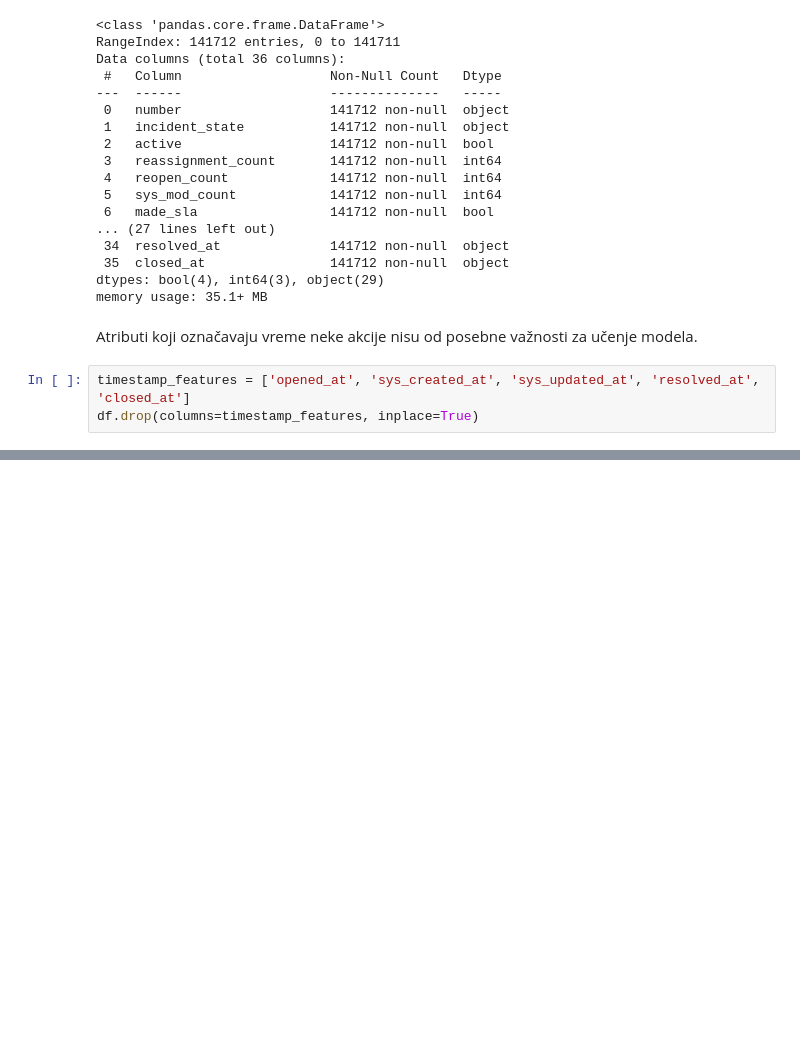
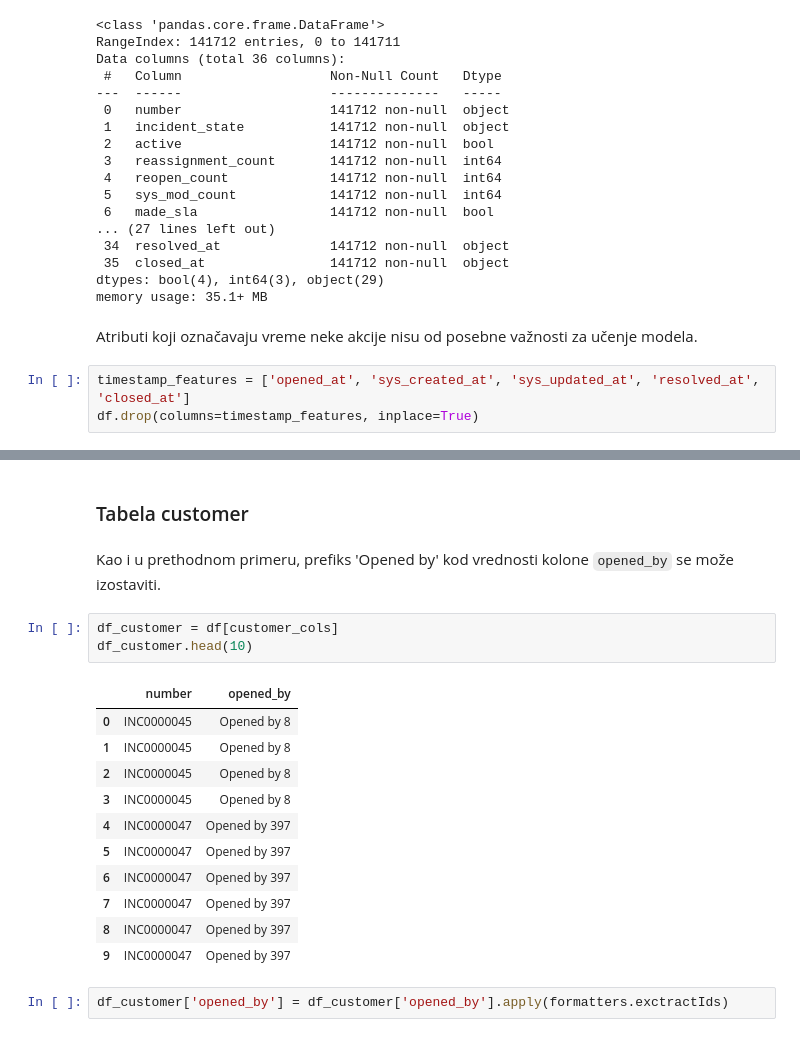
Before and after one commit to kunict11/GCN-Ticket-Reassignment-Prediction, a Jupyter notebook: 01_ExplorationPreprocessing.ipynb, the cells around one changed output, grey strips where cells are left out. Saved outputs shown, nothing was run; the diff lists cells and outputs as text; blank space fills up the shorter version.

```diff
--- a/01_ExplorationPreprocessing.ipynb
+++ b/01_ExplorationPreprocessing.ipynb
@@ -48,0 +138,21 @@ df.drop(columns=timestamp_features, inplace=True)
+# %% [markdown]
+### Tabela customer
+# %% [markdown]
+Kao i u prethodnom primeru, prefiks 'Opened by' kod vrednosti kolone `opened_by` se može izostaviti.
+# %%
+df_customer = df[customer_cols]
+df_customer.head(10)
+# %% [output]
+|  | number | opened_by |
+| 0 | INC0000045 | Opened by 8 |
+| 1 | INC0000045 | Opened by 8 |
+| 2 | INC0000045 | Opened by 8 |
+| 3 | INC0000045 | Opened by 8 |
+| 4 | INC0000047 | Opened by 397 |
+| 5 | INC0000047 | Opened by 397 |
+| 6 | INC0000047 | Opened by 397 |
+| 7 | INC0000047 | Opened by 397 |
+| 8 | INC0000047 | Opened by 397 |
+| 9 | INC0000047 | Opened by 397 |
+# %%
+df_customer['opened_by'] = df_customer['opened_by'].apply(formatters.exctractIds)
```
Also changed, not shown: parts of 55 cells of this notebook, 4 other files.
